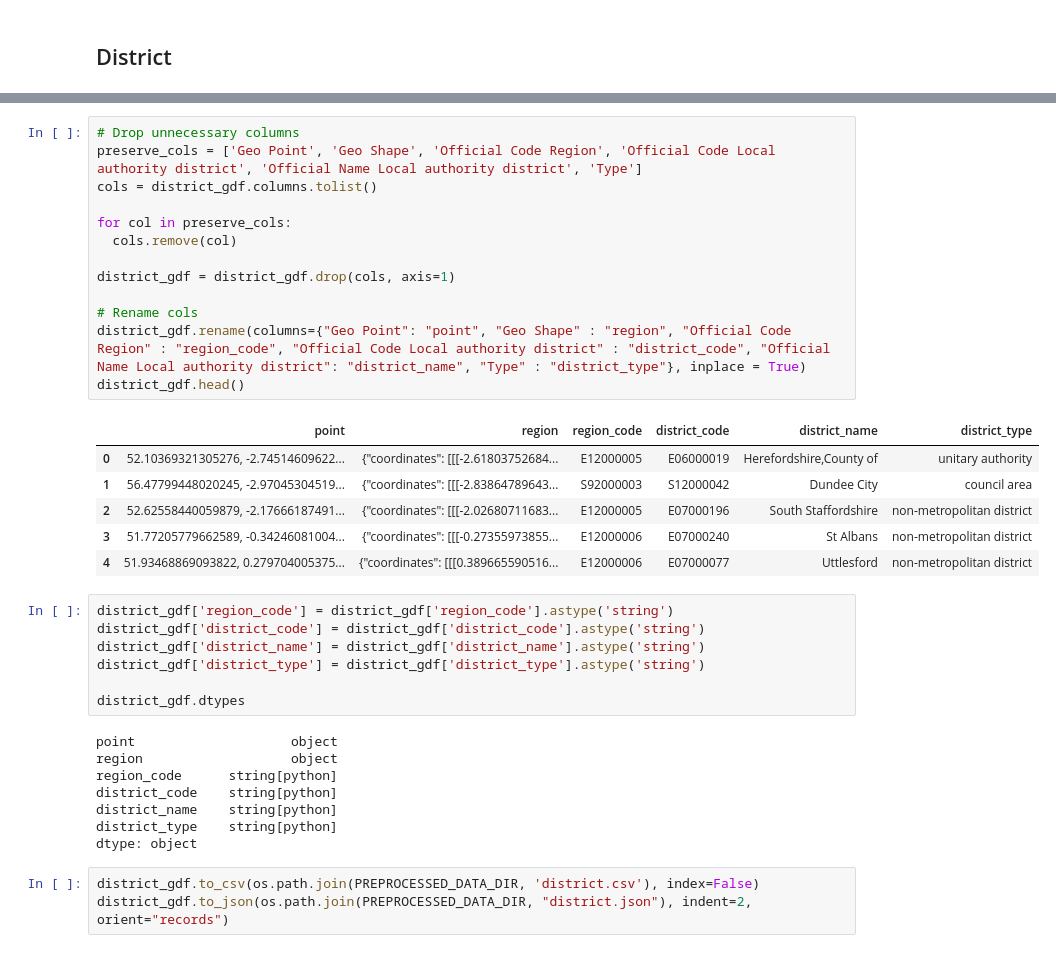
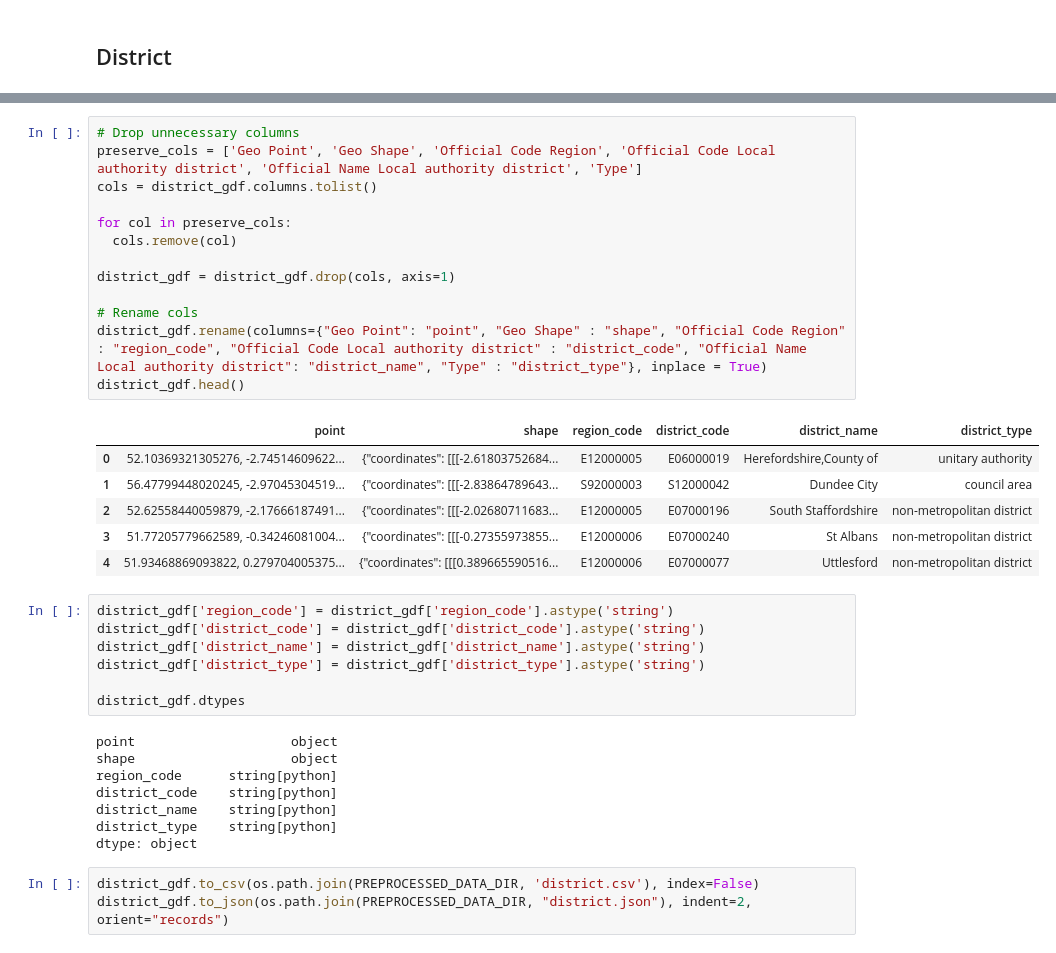
Before and after one commit to Gulilil/IF4040_SpatialDatabase, a Jupyter notebook: process.ipynb, the cells around one changed output, grey strips where cells are left out. Cells and saved outputs as stored; diff of their text form.

```diff
--- a/process.ipynb
+++ b/process.ipynb
@@ -73,18 +73,18 @@ district_gdf.head()
 # %%
 # Drop unnecessary columns
 preserve_cols = ['Geo Point', 'Geo Shape', 'Official Code Region', 'Official Code Local authority district', 'Official Name Local authority district', 'Type']
 cols = district_gdf.columns.tolist()
 
 for col in preserve_cols:
   cols.remove(col)
 
 district_gdf = district_gdf.drop(cols, axis=1)
 
 # Rename cols
-district_gdf.rename(columns={"Geo Point": "point", "Geo Shape" : "region", "Official Code Region" : "region_code", "Official Code Local authority district" : "district_code", "Official Name Local authority district": "district_name", "Type" : "district_type"}, inplace = True)
+district_gdf.rename(columns={"Geo Point": "point", "Geo Shape" : "shape", "Official Code Region" : "region_code", "Official Code Local authority district" : "district_code", "Official Name Local authority district": "district_name", "Type" : "district_type"}, inplace = True)
 district_gdf.head()
 # %% [output]
-|  | point | region | region_code | district_code | district_name | district_type |
+|  | point | shape | region_code | district_code | district_name | district_type |
 | 0 | 52.10369321305276, -2.74514609622... | {"coordinates": [[[-2.61803752684... | E12000005 | E06000019 | Herefordshire,County of | unitary authority |
 | 1 | 56.47799448020245, -2.97045304519... | {"coordinates": [[[-2.83864789643... | S92000003 | S12000042 | Dundee City | council area |
 | 2 | 52.62558440059879, -2.17666187491... | {"coordinates": [[[-2.02680711683... | E12000005 | E07000196 | South Staffordshire | non-metropolitan district |
@@ -99,7 +99,7 @@ district_gdf['district_type'] = district_gdf['district_type'].astype('string')
 district_gdf.dtypes
 # %% [output]
 point                    object
-region                   object
+shape                    object
 region_code      string[python]
 district_code    string[python]
 district_name    string[python]
```
Also changed, not shown: parts of 2 cells of this notebook, 9 other files.
